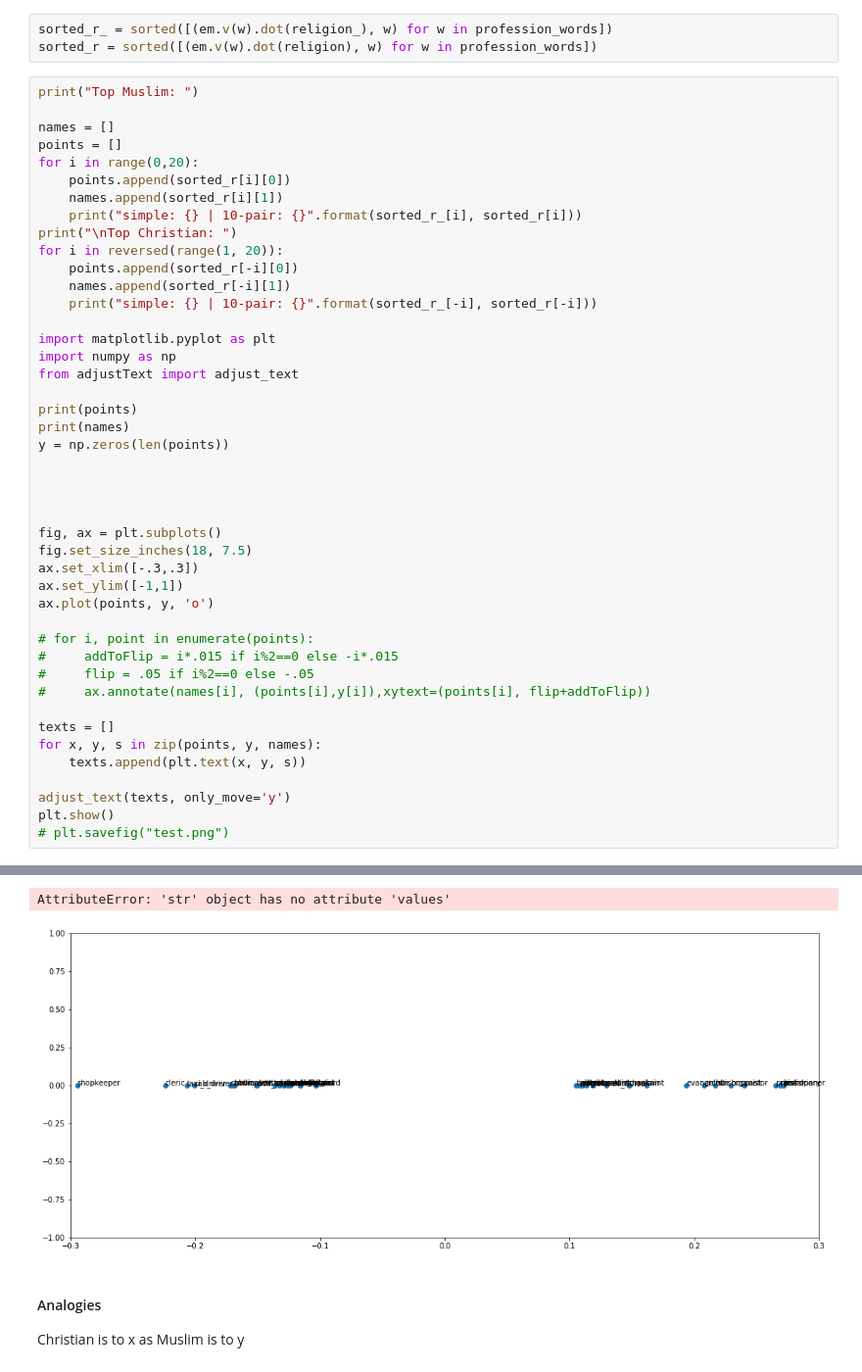
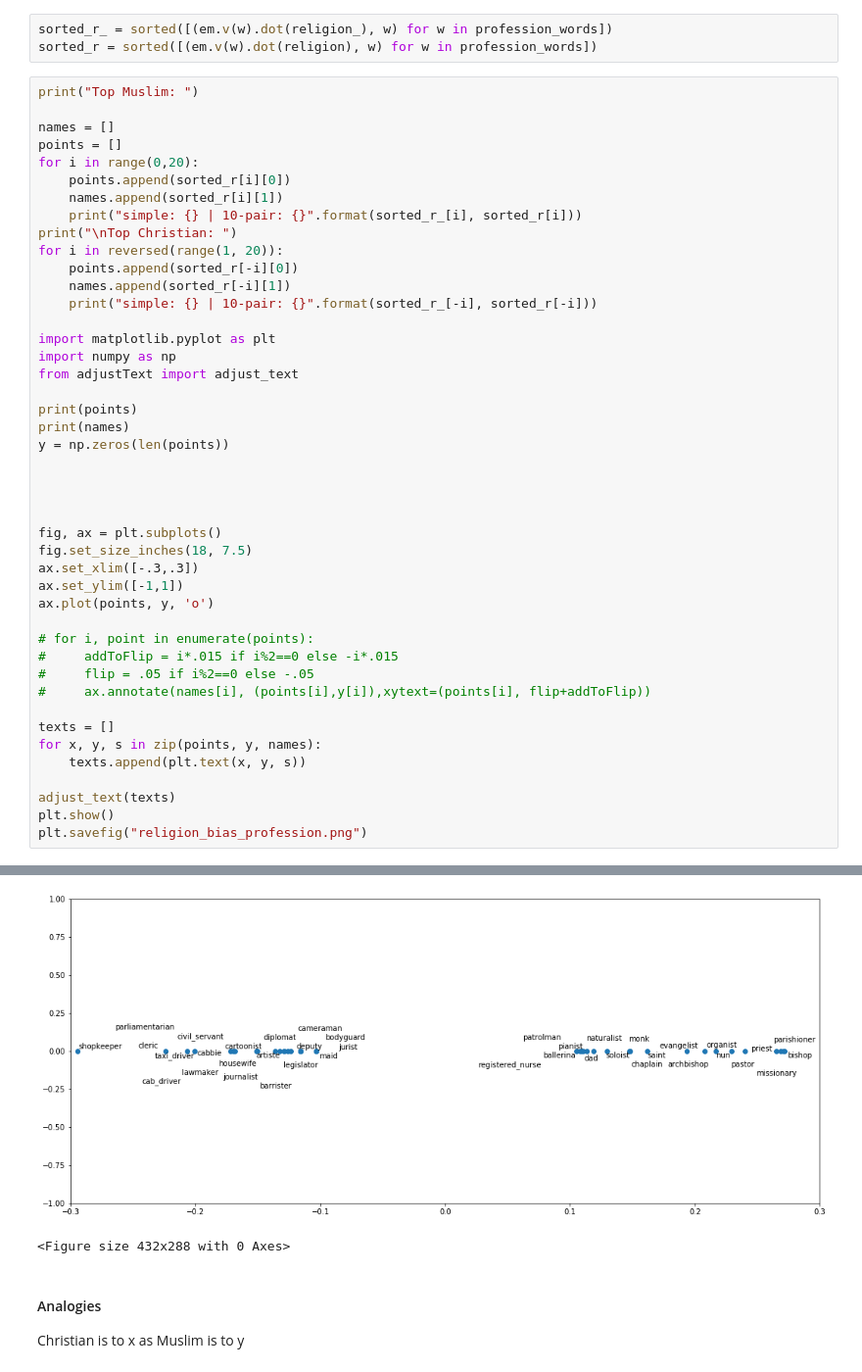
Before and after one commit to srijansood/debias-word-embeddings, a Jupyter notebook: Racial_Bias.ipynb, the cells around one changed output, grey strips where cells are left out. Shown at 98% size. Drawn from its saved outputs; the diff is of its cells as text.

```diff
--- a/Racial_Bias.ipynb
+++ b/Racial_Bias.ipynb
@@ -126,37 +126,37 @@ ax.set_ylim([-1,1])
 ax.plot(points, y, 'o')
 
 # for i, point in enumerate(points):
 #     addToFlip = i*.015 if i%2==0 else -i*.015
 #     flip = .05 if i%2==0 else -.05
 #     ax.annotate(names[i], (points[i],y[i]),xytext=(points[i], flip+addToFlip))
 
 texts = []
 for x, y, s in zip(points, y, names):
     texts.append(plt.text(x, y, s))
 
-adjust_text(texts, only_move='y')
+adjust_text(texts)
 plt.show()
-# plt.savefig("test.png")
+plt.savefig("religion_bias_profession.png")
 # %% [output]
 Top Muslim:
 simple: (-0.21718852, 'shopkeeper') | 10-pair: (-0.29478213, 'shopkeeper')
 simple: (-0.20208526, 'cleric') | 10-pair: (-0.22428833, 'cleric')
 simple: (-0.19617233, 'cab_driver') | 10-pair: (-0.20675695, 'taxi_driver')
 simple: (-0.18441933, 'cabbie') | 10-pair: (-0.20075502, 'cab_driver')
 simple: (-0.17324007, 'diplomat') | 10-pair: (-0.17178358, 'cabbie')
 simple: (-0.16284388, 'envoy') | 10-pair: (-0.16971909, 'parliamentarian')
 simple: (-0.15265985, 'senator') | 10-pair: (-0.16862564, 'lawmaker')
 simple: (-0.1450511, 'mobster') | 10-pair: (-0.15098548, 'civil_servant')
 simple: (-0.14158759, 'maid') | 10-pair: (-0.15029427, 'artiste')
 simple: (-0.13048185, 'citizen') | 10-pair: (-0.13602763, 'cartoonist')
 simple: (-0.1301453, 'taxi_driver') | 10-pair: (-0.13237397, 'housewife')
 ... (28 lines left out)
 simple: (0.17762618, 'pastor') | 10-pair: (0.2713999, 'parishioner')
 simple: (0.17872567, 'organist') | 10-pair: (0.2717025, 'bishop')
 [-0.29478213, -0.22428833, -0.20675695, -0.20075502, -0.17178358, -0.16971909, -0.16862564, -0.15098548, -0.15029427, -0.13602763, -0.13237397, -0.12915629, -0.12881042, -0.1261688, -0.123391755, -0.1 ...
 ['shopkeeper', 'cleric', 'taxi_driver', 'cab_driver', 'cabbie', 'parliamentarian', 'lawmaker', 'civil_servant', 'artiste', 'cartoonist', 'housewife', 'diplomat', 'journalist', 'barrister', 'cameraman' ...
+[figure, new version]
-AttributeError: 'str' object has no attribute 'values'
+<Figure size 432x288 with 0 Axes>
-[figure, old version]
 # %% [markdown]
 #### Analogies
 Christian is to x as Muslim is to y
```
Also changed, not shown: 4 other files.
